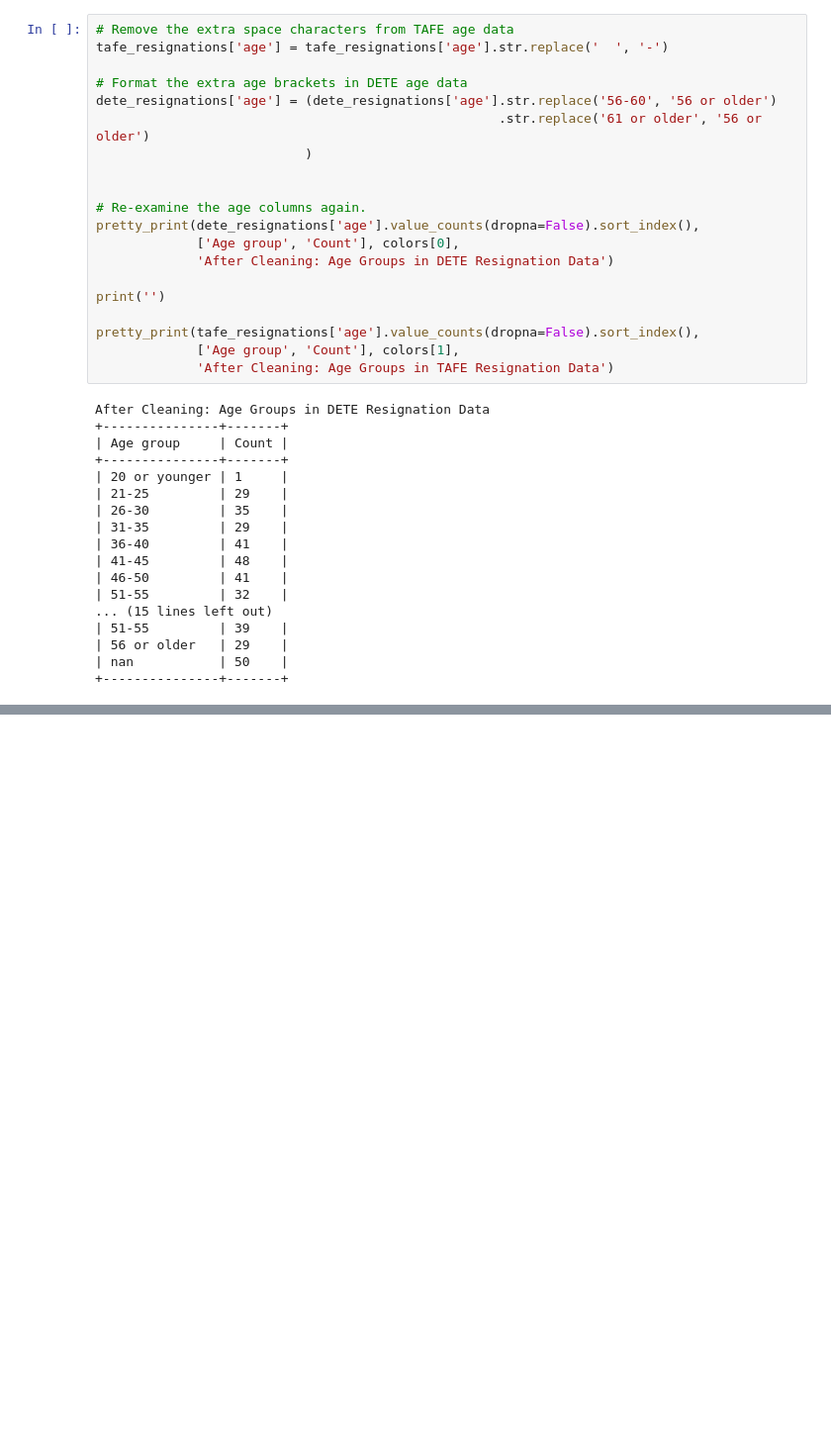
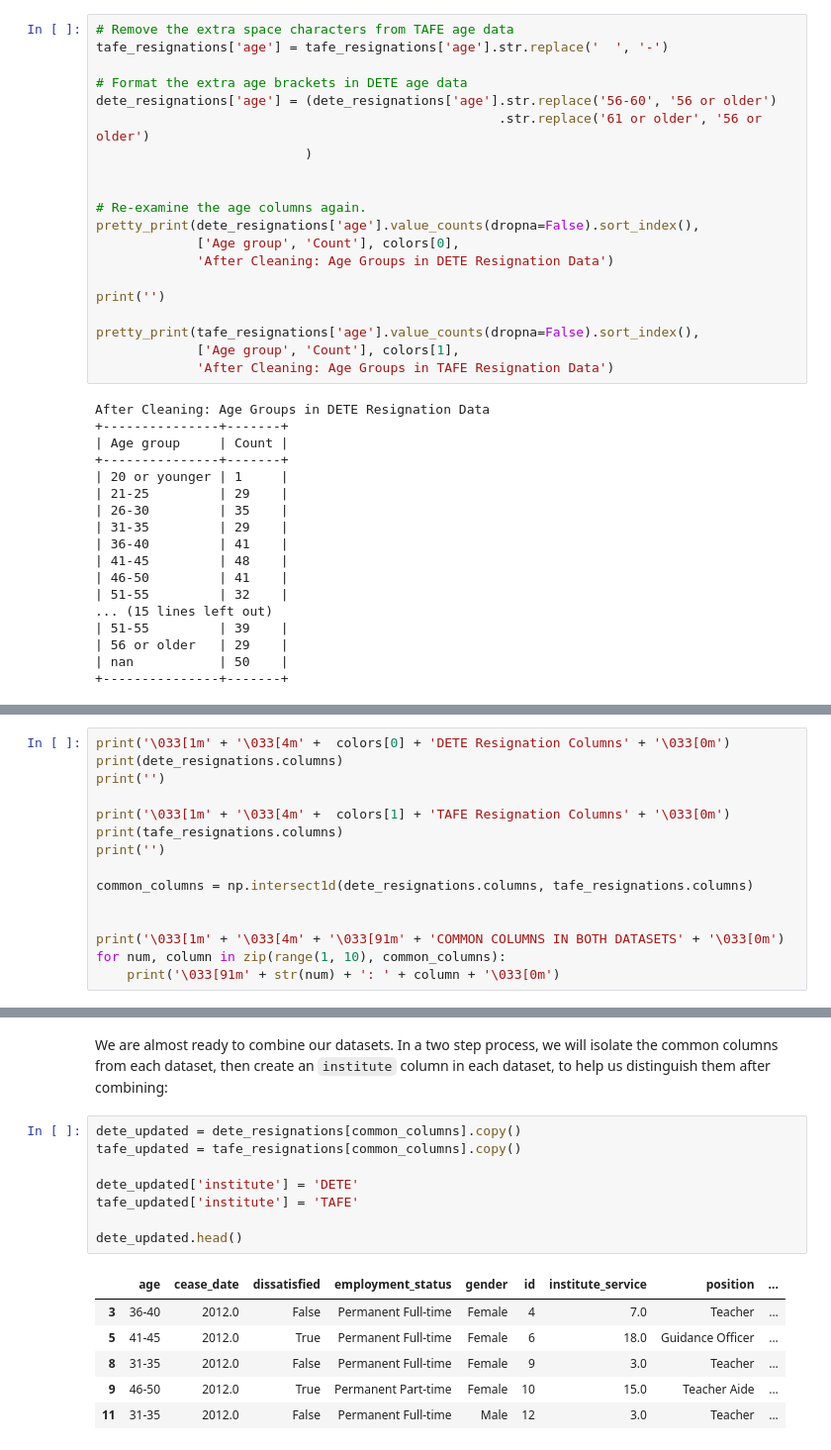
Before and after one commit to Lippins/Employee_exit_surveys, a Jupyter notebook: notebook.ipynb, the cells around one changed output, grey strips where cells are left out. Shown: that part at 99% size. Saved outputs shown, nothing was run; the diff lists cells and outputs as text; blank space fills up the shorter version.

Commit message:
Combine DETE and TAFE

```diff
--- a/notebook.ipynb
+++ b/notebook.ipynb
@@ -848,0 +852,15 @@ After Cleaning: Age Groups in DETE Resignation Data
+# %%
+print('\033[1m' + '\033[4m' +  colors[0] + 'DETE Resignation Columns' + '\033[0m')
+print(dete_resignations.columns)
+print('')
+
+print('\033[1m' + '\033[4m' +  colors[1] + 'TAFE Resignation Columns' + '\033[0m')
+print(tafe_resignations.columns)
+print('')
+
+common_columns = np.intersect1d(dete_resignations.columns, tafe_resignations.columns)
+
+
+print('\033[1m' + '\033[4m' + '\033[91m' + 'COMMON COLUMNS IN BOTH DATASETS' + '\033[0m')
+for num, column in zip(range(1, 10), common_columns):
+    print('\033[91m' + str(num) + ': ' + column + '\033[0m')
@@ -848,0 +885,17 @@ After Cleaning: Age Groups in DETE Resignation Data
+# %% [markdown]
+We are almost ready to combine our datasets. In a two step process, we will isolate the common columns from each dataset, then create an `institute` column in each dataset, to help us distinguish them after combining:
+# %%
+dete_updated = dete_resignations[common_columns].copy()
+tafe_updated = tafe_resignations[common_columns].copy()
+
+dete_updated['institute'] = 'DETE'
+tafe_updated['institute'] = 'TAFE'
+
+dete_updated.head()
+# %% [output]
+|  | age | cease_date | dissatisfied | employment_status | gender | id | institute_service | position | ... |
+| 3 | 36-40 | 2012.0 | False | Permanent Full-time | Female | 4 | 7.0 | Teacher | ... |
+| 5 | 41-45 | 2012.0 | True | Permanent Full-time | Female | 6 | 18.0 | Guidance Officer | ... |
+| 8 | 31-35 | 2012.0 | False | Permanent Full-time | Female | 9 | 3.0 | Teacher | ... |
+| 9 | 46-50 | 2012.0 | True | Permanent Part-time | Female | 10 | 15.0 | Teacher Aide | ... |
+| 11 | 31-35 | 2012.0 | False | Permanent Full-time | Male | 12 | 3.0 | Teacher | ... |
```
Also changed, not shown: parts of 5 cells of this notebook.
